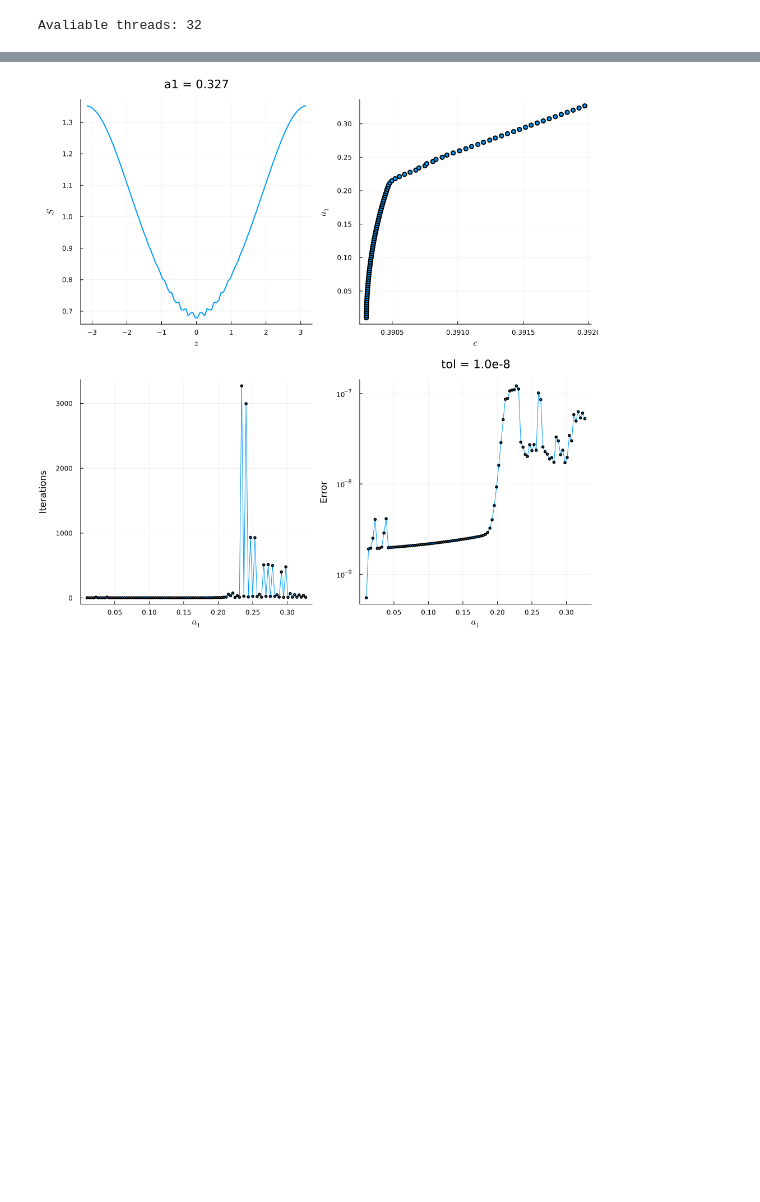
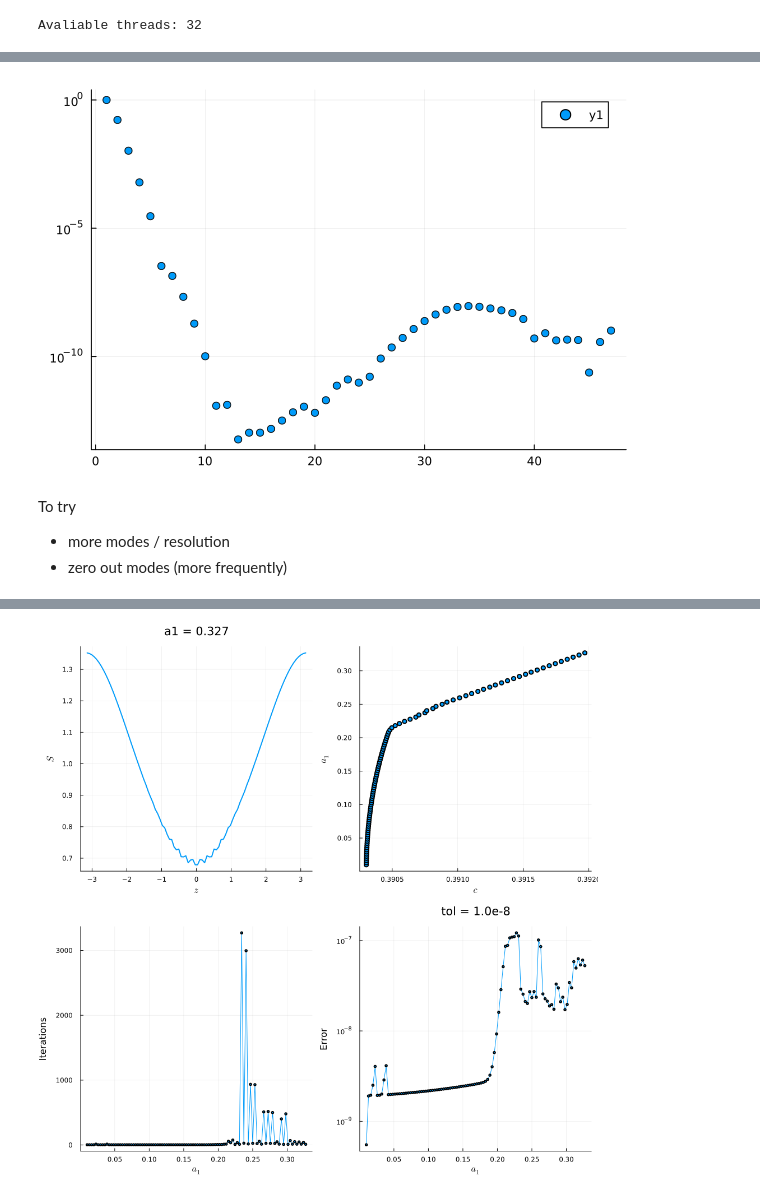
Before and after one commit to karnavr/kylindros, a Jupyter notebook: solving.ipynb, the cells around one changed output, grey strips where cells are left out. Drawn from its saved outputs; the diff is of its cells as text; code cells hidden in the pictures; blank space fills up the shorter version.

```diff
--- a/solving.ipynb
+++ b/solving.ipynb
@@ -46,3 +66,12 @@ Branch point 100 of 100, 11 iterations.
+# %%
+modes = solutions[:,2:end]
+scatter(abs.(modes[50,:]), yaxis=:log)
+# %% [output]
+[figure, added]
+# %% [markdown]
+To try
+* more modes / resolution
+* zero out modes (more frequently)
 # %%
 # plotting
 file_name = "36.1.0e-12.100.Broyden"
```
Also changed, not shown: parts of 6 cells of this notebook.
